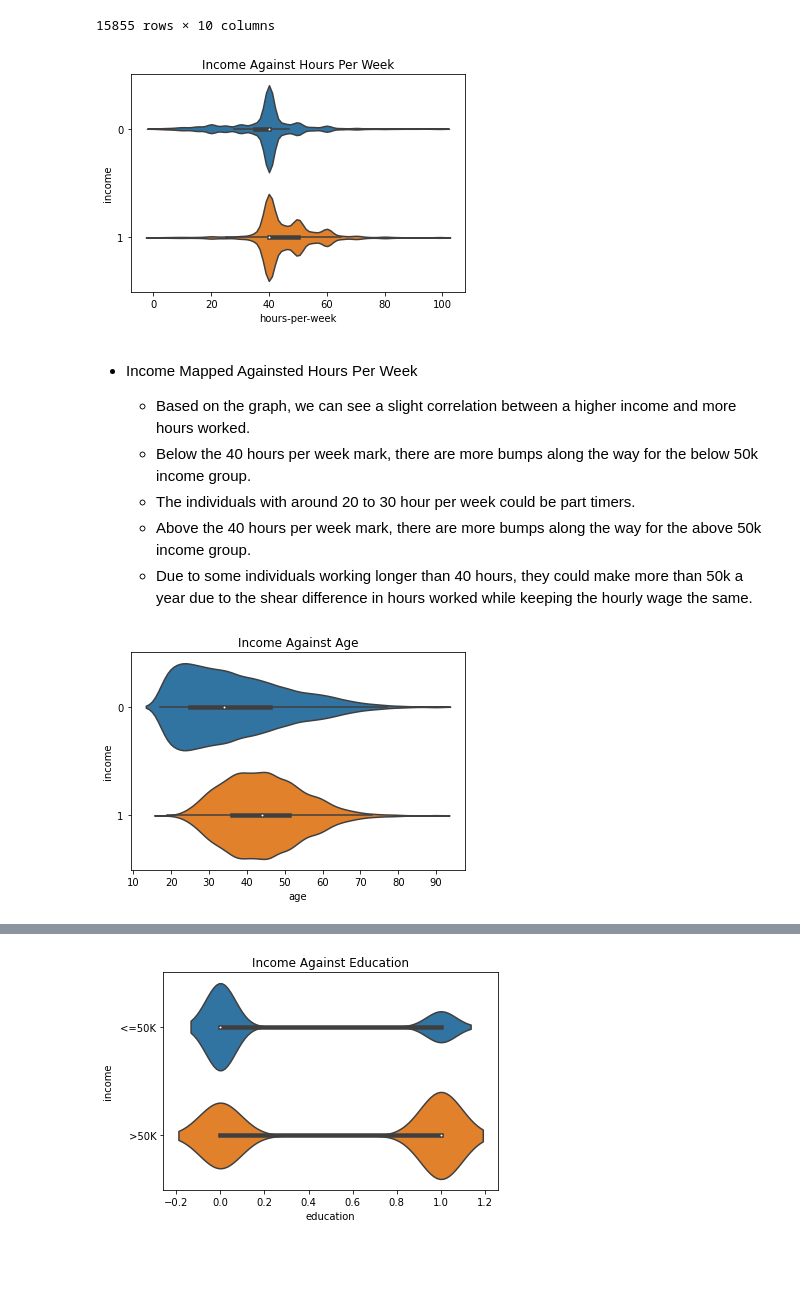
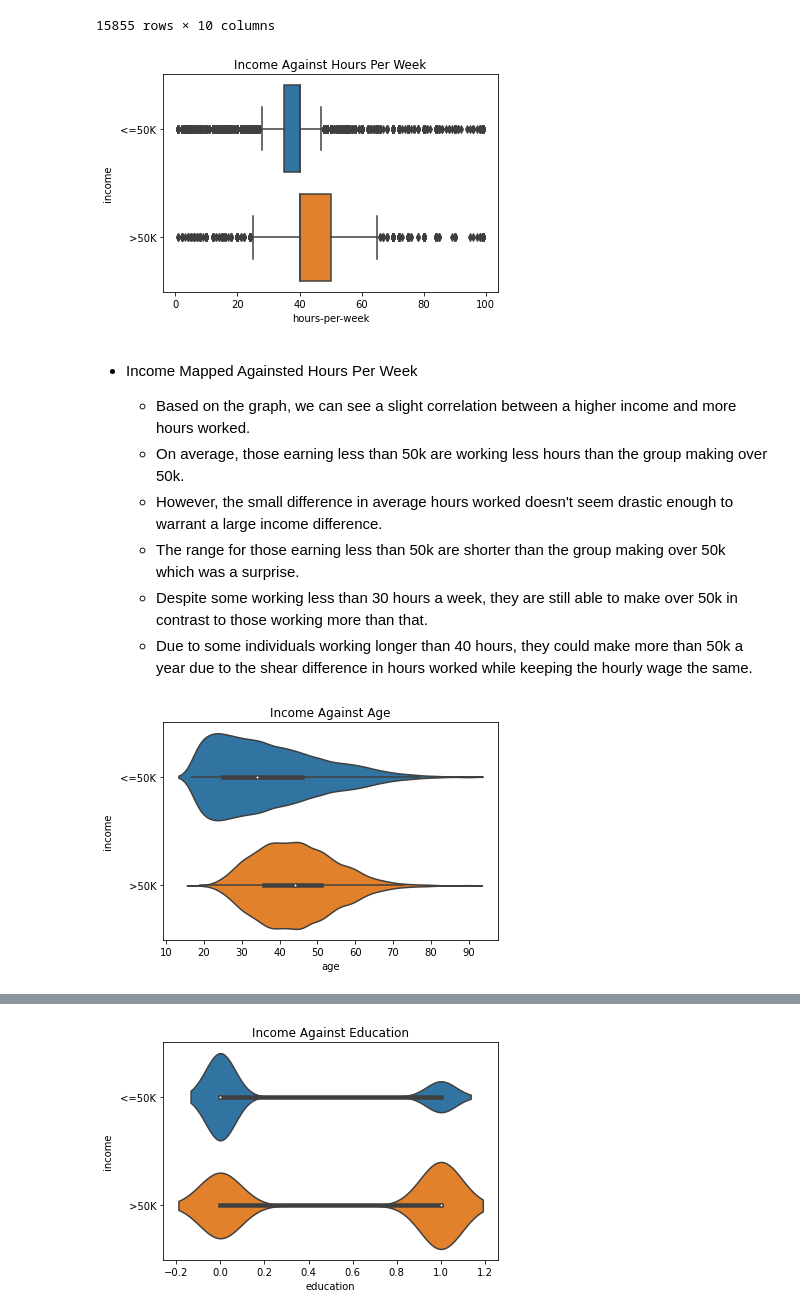
Before and after one commit to data301-2020-winter1/course-project-115, a Jupyter notebook: data/processed/Task 4&5.ipynb, the cells around one changed output, grey strips where cells are left out. Drawn from its saved outputs; the diff is of its cells as text; code cells hidden in the pictures; blank space fills up the shorter version.

```diff
--- a/data/processed/Task 4&5.ipynb
+++ b/data/processed/Task 4&5.ipynb
@@ -21,8 +21,7 @@ income = (
 income2 = (
         income
         .drop(['fnlwgt','education-num','occupation','capital-gain','capital-loss'],axis=1)
-        .replace(' <=50K','0')
-        .replace(' >50K','1')
+
 )
 
 # Method Chain 3 (Dropped columns, changed values of education to 0 (high school graduate) and 1 (bachelors degree), and removed all other education types.)
@@ -51,21 +50,22 @@ income3
 | 32559 | 52 | Self-emp-inc | 0.0 | Married-civ-spouse | Wife | White | Female | 40 | ... |
 15855 rows × 10 columns
 # %%
-types = sns.violinplot(x=income2["hours-per-week"],y=income2["income"],data=income2,scale="width").set(title="Income Against Hours Per Week")
+types = sns.boxplot(x=income2["hours-per-week"],y=income2["income"],data=income2).set(title="Income Against Hours Per Week")
 # %% [output]
-[figure, old version]
+[figure, new version]
 # %% [markdown]
 - Income Mapped Againsted Hours Per Week
 
     - Based on the graph, we can see a slight correlation between a higher income and more hours worked.
-    - Below the 40 hours per week mark, there are more bumps along the way for the below 50k income group.
-    - The individuals with around 20 to 30 hour per week could be part timers.
-    - Above the 40 hours per week mark, there are more bumps along the way for the above 50k income group.
+    - On average, those earning less than 50k are working less hours than the group making over 50k.
+    - However, the small difference in average hours worked doesn't seem drastic enough to warrant a large income difference.
+    - The range for those earning less than 50k are shorter than the group making over 50k which was a surprise.
+    - Despite some working less than 30 hours a week, they are still able to make over 50k in contrast to those working more than that.
     - Due to some individuals working longer than 40 hours, they could make more than 50k a year due to the shear difference in hours worked while keeping the hourly wage the same.
 # %%
 types = sns.violinplot(x=income2["age"],y=income2["income"],data=income2,scale="width").set(title="Income Against Age")
 # %% [output]
-[figure, old version]
+[figure, new version]
 # %% [markdown]
 - Income Mapped Againsted Age
 
```
Also changed, not shown: parts of 1 cell of this notebook, 1 other file.
